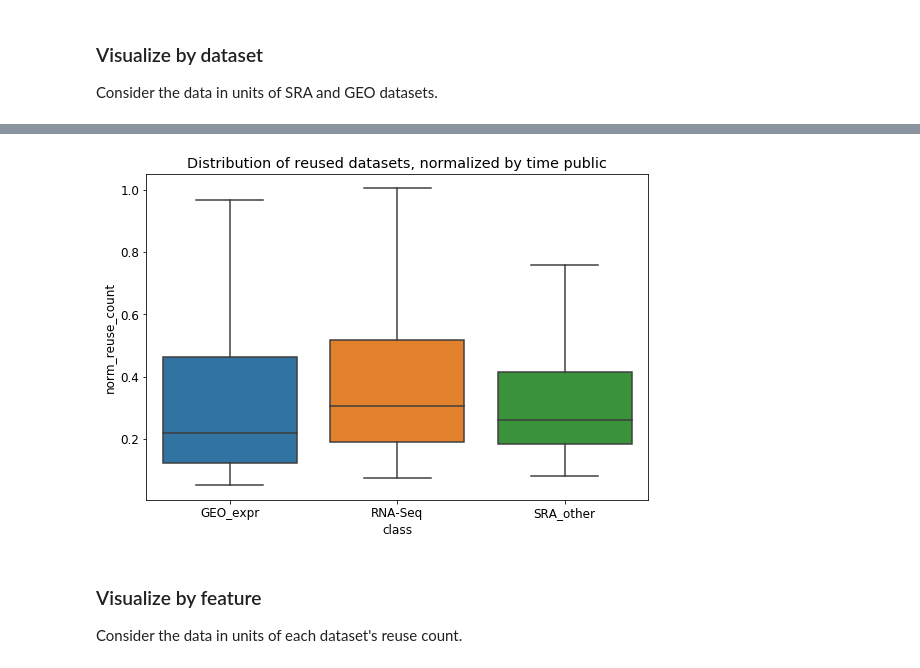
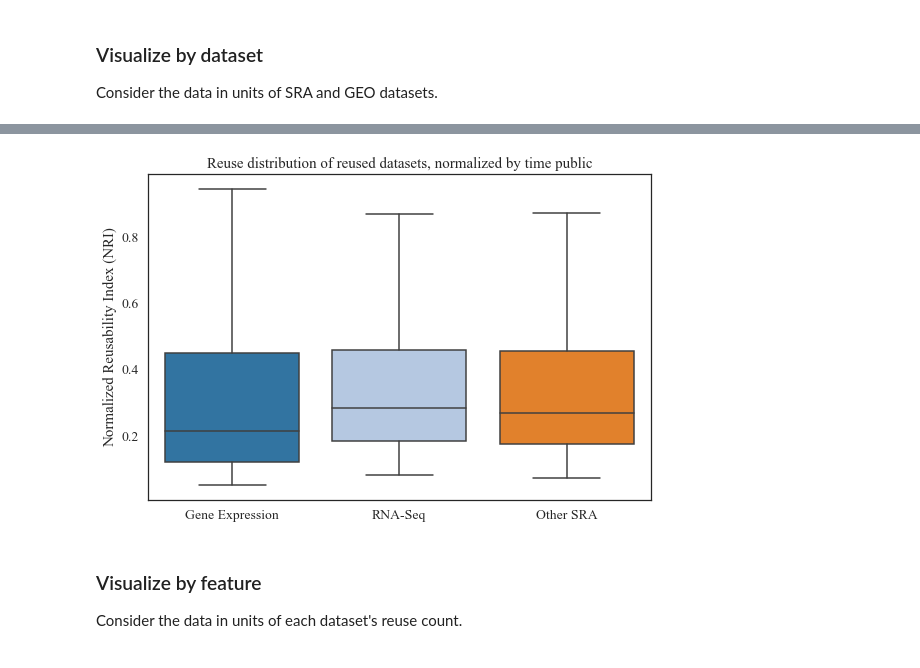
Before and after one commit to smangul1/data_reusability, a Jupyter notebook: jupyter_notebooks/visualize_data.ipynb, the cells around one changed output, grey strips where cells are left out. Cells and saved outputs as stored; diff of their text form; code cells hidden in the pictures.

```diff
--- a/jupyter_notebooks/visualize_data.ipynb
+++ b/jupyter_notebooks/visualize_data.ipynb
@@ -151,6 +176,7 @@ To retain the current behavior and silence the warning, pass 'sort=True'.
 
   sort=sort,
 # %%
+sns.set_palette(classes)
 fig, ax = plt.subplots(figsize = (12, 9))
 
 plt.bar(years, gexp_byDate['repo_count'])
@@ -161,10 +187,12 @@ plt.bar(years, sra_byDate['repo_count'],
 plt.bar(years, mult_byDate['repo_count'],
         bottom = [i+j+k for i, j, k in zip(gexp_byDate['repo_count'], rnaseq_byDate['repo_count'], sra_byDate['repo_count'])])
 
-plt.xticks(ticks = years)
-title = "Yearly breakdown of papers mentioning each repository (cumulative)"
+plt.xticks(ticks = years, rotation = 45)
+title = "Yearly breakdown of papers mentioning each type of dataset (cumulative)"
 plt.title(title)
-plt.legend(["Gene Expression", "RNA-Seq", "SRA", "Multiple"], loc = 'upper left')
-plt.savefig("../figures/repoTimeSer.png")
+plt.xlabel("Year")
+plt.ylabel("Number of papers")
+plt.legend(["Gene Expression", "RNA-Seq", "Other SRA", "Multiple"], loc = 'upper left')
+plt.savefig("../figures/repoTimeSer.png", dpi = 300, bbox_inches = "tight")
 plt.show()
 # %% [output]
@@ -299,11 +331,15 @@ accsPcts = accsPcts.rename(columns = {'wasReused':'pctReused'})
 # accsPcts
 # %%
 # plot barplot showing percentage of datasets reused in GEO and SRA
+sns.set_palette(classes)
 fig, ax = plt.subplots(figsize=fig_dims)
 sns.barplot(data = accsPcts, x = 'class', y = 'pctReused', ax = ax)
 plt.ylim(0,1)
-title = "Percentage of datasets reused"
+title = "Proportions of datasets reused"
 ax.set_title(title)
-plt.savefig("../figures/pctDataReused.png")
+plt.xticks(ticks = [0, 1, 2], labels = xlabs)
+plt.xlabel("")
+plt.ylabel("Proportion of datasets")
+plt.savefig("../figures/pctDataReused.png", dpi = 300, bbox_inches = "tight")
 plt.show()
 # %% [output]
@@ -316,14 +352,18 @@ plt.show()
 accs_filt = accs.loc[accs['reuse_count'] > 0, :]
 # accs_filt
 # %%
+sns.set_palette(classes)
 fig, ax = plt.subplots(figsize=fig_dims)
-# datasets_box = sns.boxplot(data = accs_filt, x = 'class', y = 'reuse_count', showfliers = False, ax = ax,
-#                           order = ["GEO_expr", "RNA-Seq", "SRA_other"])
-datasets_box = sns.boxenplot(data = accs_filt, x = 'class', y = 'reuse_count', ax = ax,
-                            order = ["GEO_expr", "RNA-Seq", "SRA_other"])
-datasets_box.set(yscale = 'log')
-title = "Distribution of reused datasets"
+datasets_box = sns.boxplot(data = accs_filt, x = 'class', y = 'reuse_count', showfliers = False, ax = ax,
+                          order = ["GEO_expr", "RNA-Seq", "SRA_other"])
+# datasets_box = sns.boxenplot(data = accs_filt, x = 'class', y = 'reuse_count', ax = ax,
+#                             order = ["GEO_expr", "RNA-Seq", "SRA_other"], showfliers = False)
+# datasets_box.set(yscale = 'log')
+title = "Reuse distribution of reused datasets"
 ax.set_title(title)
-plt.savefig("../figures/reuseDistRepos.png")
+plt.xticks(ticks = [0, 1, 2], labels = xlabs)
+plt.xlabel("")
+plt.ylabel("Reusability Index (RI)")
+plt.savefig("../figures/reuseDistRepos.png", dpi = 300, bbox_inches = "tight")
 plt.show()
 # %% [output]
@@ -355,18 +395,22 @@ Gene expression median reuse count is 2
 #                      equal_var = False)
 # %%
 # plot the distribution of reuse for each dataset, normalized by time public
+sns.set_palette(classes)
 fig, ax = plt.subplots(figsize=fig_dims)
 datasets_box = sns.boxplot(data = accs_filt, x = 'class', y = 'norm_reuse_count', showfliers = False, ax = ax,
                           order = ["GEO_expr", "RNA-Seq", "SRA_other"])
 # datasets_box = sns.boxenplot(data = accs_filt, x = 'class', y = 'norm_reuse_count', ax = ax,
 #                             order = ["GEO_expr", "RNA-Seq", "SRA_other"])
 # datasets_box.set(yscale = 'log')
-title = "Distribution of reused datasets, normalized by time public"
+title = "Reuse distribution of reused datasets, normalized by time public"
 ax.set_title(title)
-plt.savefig("../figures/reuseDistRepos_norm.png")
+plt.xticks(ticks = [0, 1, 2], labels = xlabs)
+plt.xlabel("")
+plt.ylabel("Normalized Reusability Index (NRI)")
+plt.savefig("../figures/reuseDistRepos_norm.png", dpi = 300, bbox_inches = "tight")
 plt.show()
 # %% [output]
-[figure, old version]
+[figure, new version]
 # %% [markdown]
 ### Visualize by feature
 
```
Also changed, not shown: parts of 31 cells of this notebook, 42 other files.
